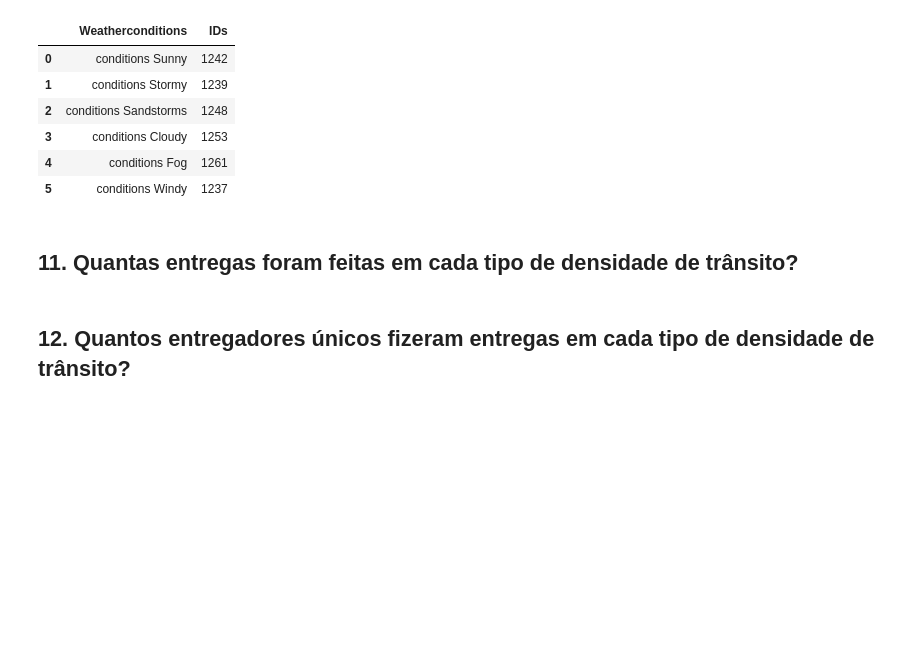
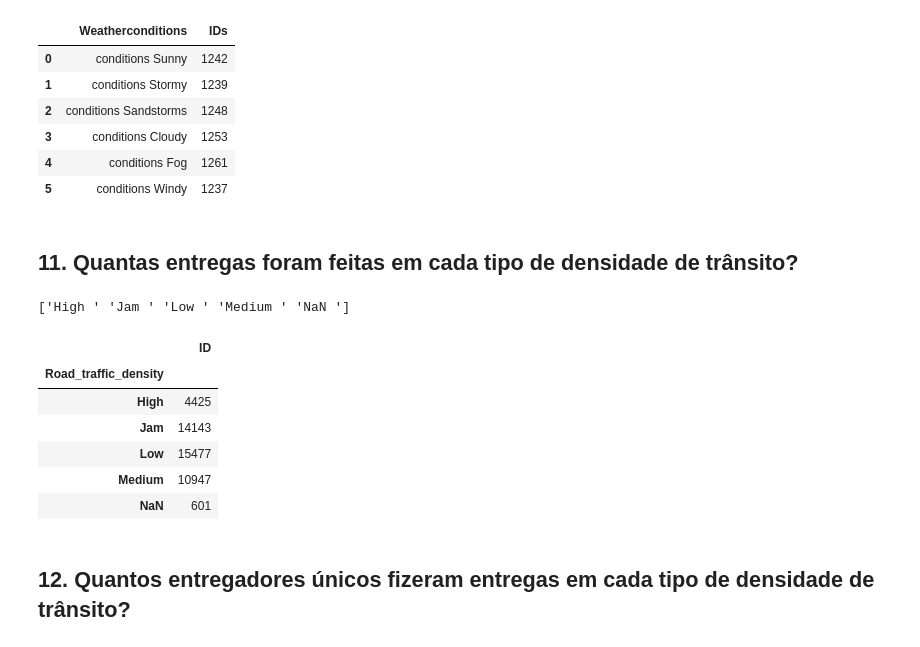
Before and after one commit to JoseWRPereira/comDS-ftc-FoodDelivery, a Jupyter notebook: lista2/lista2.ipynb, the cells around one changed output. Drawn from its saved outputs; the diff is of its cells as text; code cells hidden in the pictures; blank space fills up the shorter version.

```diff
--- a/lista2/lista2.ipynb
+++ b/lista2/lista2.ipynb
@@ -227,5 +228,18 @@ df_ans
 | 5 | conditions Windy | 1237 |
 # %% [markdown]
 ## 11. Quantas entregas foram feitas em cada tipo de densidade de trânsito?
+# %%
+traffic_density = df['Road_traffic_density'].unique()
+print(traffic_density)
+df[['ID','Road_traffic_density']].groupby('Road_traffic_density').count()
+# %% [output]
+['High ' 'Jam ' 'Low ' 'Medium ' 'NaN ']
+|  | ID |
+| Road_traffic_density |  |
+| High | 4425 |
+| Jam | 14143 |
+| Low | 15477 |
+| Medium | 10947 |
+| NaN | 601 |
 # %% [markdown]
 ## 12. Quantos entregadores únicos fizeram entregas em cada tipo de densidade de trânsito?
```
Also changed, not shown: parts of 6 cells of this notebook.
